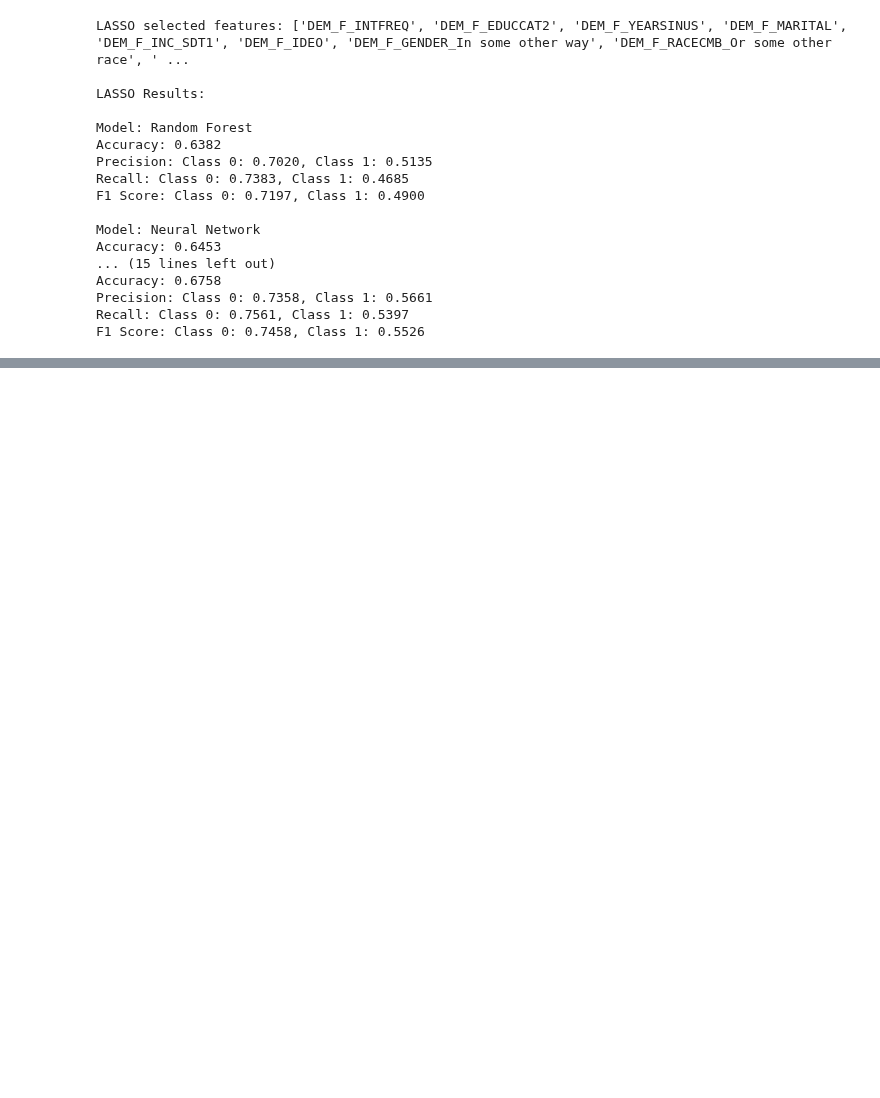
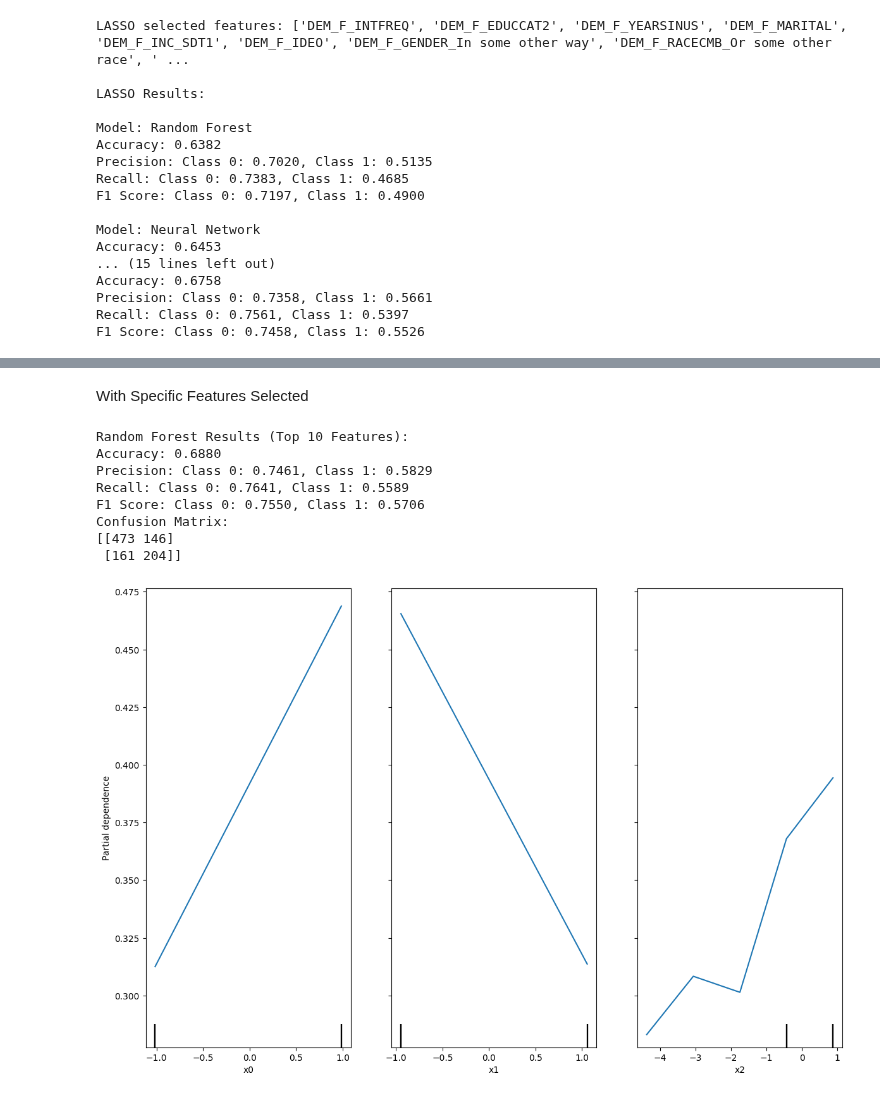
Before and after one commit to NumanESchulich/SchulichDataScience, a Jupyter notebook: AI Fundamentals (MMAI 5000S)/Pew Research.ipynb, the cells around one changed output, grey strips where cells are left out. Drawn from its saved outputs; the diff is of its cells as text; code cells hidden in the pictures; blank space fills up the shorter version.

```diff
--- a/AI Fundamentals (MMAI 5000S)/Pew Research.ipynb
+++ b/AI Fundamentals (MMAI 5000S)/Pew Research.ipynb
@@ -578,0 +796,70 @@ F1 Score: Class 0: 0.7458, Class 1: 0.5526
+# %% [markdown]
+With Specific Features Selected
+# %%
+import numpy as np
+import pandas as pd
+from sklearn.model_selection import train_test_split, GridSearchCV
+from sklearn.preprocessing import StandardScaler
+from sklearn.ensemble import RandomForestClassifier
+from sklearn.metrics import accuracy_score, precision_score, recall_score, f1_score, confusion_matrix
+from sklearn.inspection import PartialDependenceDisplay
+import matplotlib.pyplot as plt
+
+# Assuming X and y are your features and target variable
+
+# Select top 10 features
+top_features = [
+    'DEM_F_PARTYSUM_FINAL_Dem/Lean Dem', 'DEM_F_PARTYSUM_FINAL_Rep/Lean Rep',
+    'DEM_F_INTFREQ', 'DEM_F_RELIG', 'DEM_F_PRAY_Seldom',
+    'DEM_F_PARTY_FINAL_Other', 'DEM_F_AGECAT', 'DEM_F_INC_SDT1',
+    'DEM_F_EDUCCAT2', 'DEM_F_ATTEND_Once a week'
+]
+
+X_selected = X[top_features]
+
+# Split the data
+X_train, X_test, y_train, y_test = train_test_split(X_selected, y, test_size=0.2, random_state=42)
+
+# Scale features
+scaler = StandardScaler()
+X_train_scaled = scaler.fit_transform(X_train)
+X_test_scaled = scaler.transform(X_test)
+
+# Train Random Forest model
+rf_model = RandomForestClassifier(n_estimators=200, max_depth=10, random_state=42)
+rf_model.fit(X_train_scaled, y_train)
+
+# Make predictions
+y_pred = rf_model.predict(X_test_scaled)
+
+# Calculate metrics
+accuracy = accuracy_score(y_test, y_pred)
+precision = precision_score(y_test, y_pred, average=None)
+recall = recall_score(y_test, y_pred, average=None)
+f1 = f1_score(y_test, y_pred, average=None)
+cm = confusion_matrix(y_test, y_pred)
+
+# Print results
+print("Random Forest Results (Top 10 Features):")
+print(f"Accuracy: {accuracy:.4f}")
+print(f"Precision: Class 0: {precision[0]:.4f}, Class 1: {precision[1]:.4f}")
+print(f"Recall: Class 0: {recall[0]:.4f}, Class 1: {recall[1]:.4f}")
+print(f"F1 Score: Class 0: {f1[0]:.4f}, Class 1: {f1[1]:.4f}")
+print("Confusion Matrix:")
+print(cm)
+
+# Partial Dependence Plots
+fig, ax = plt.subplots(figsize=(12, 8))
+PartialDependenceDisplay.from_estimator(rf_model, X_test_scaled, [0, 1, 2], ax=ax)
+plt.tight_layout()
+plt.show()
+# %% [output]
+Random Forest Results (Top 10 Features):
+Accuracy: 0.6880
+Precision: Class 0: 0.7461, Class 1: 0.5829
+Recall: Class 0: 0.7641, Class 1: 0.5589
+F1 Score: Class 0: 0.7550, Class 1: 0.5706
+Confusion Matrix:
+[[473 146]
+ [161 204]]
+[figure, added]
```
Also changed, not shown: parts of 10 cells of this notebook.
